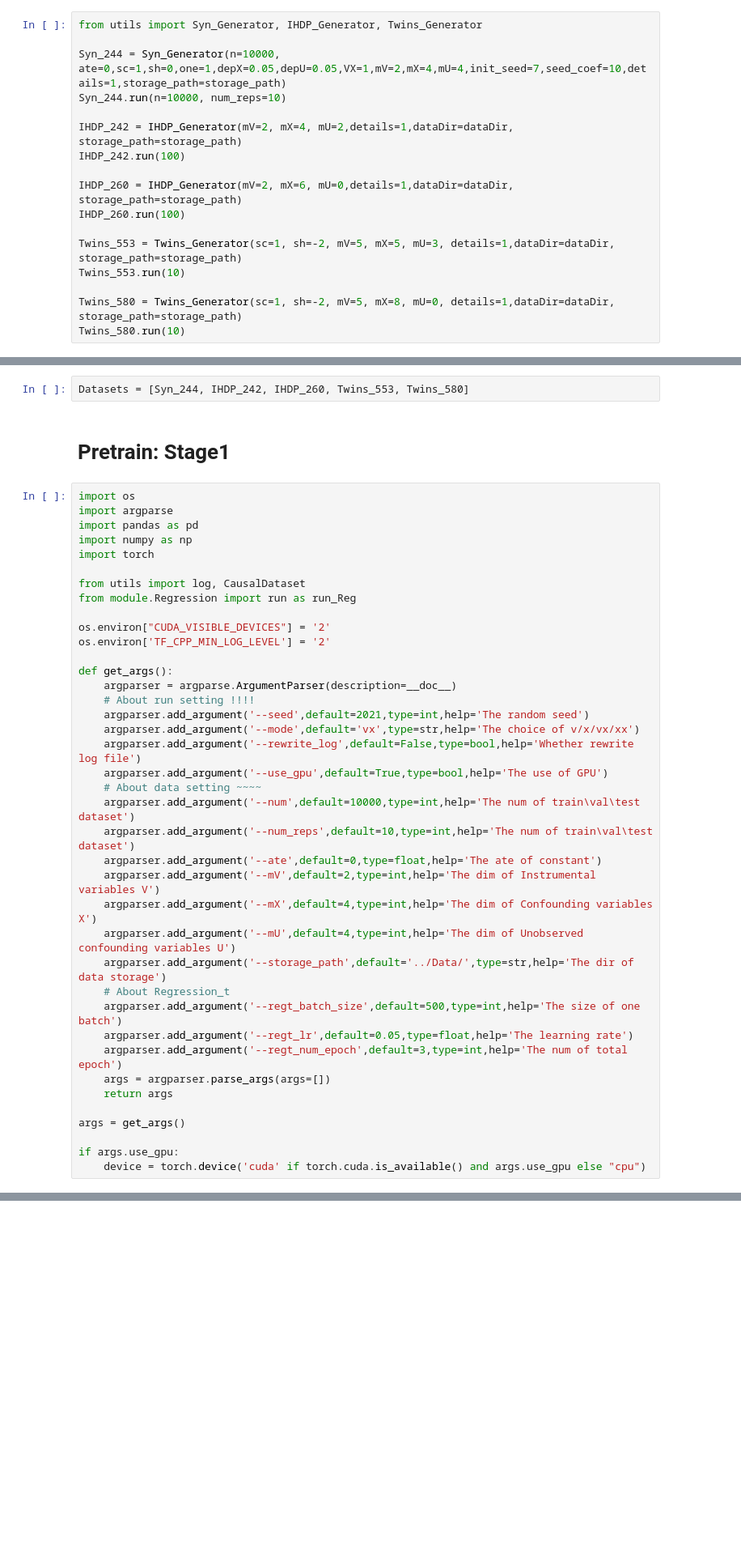
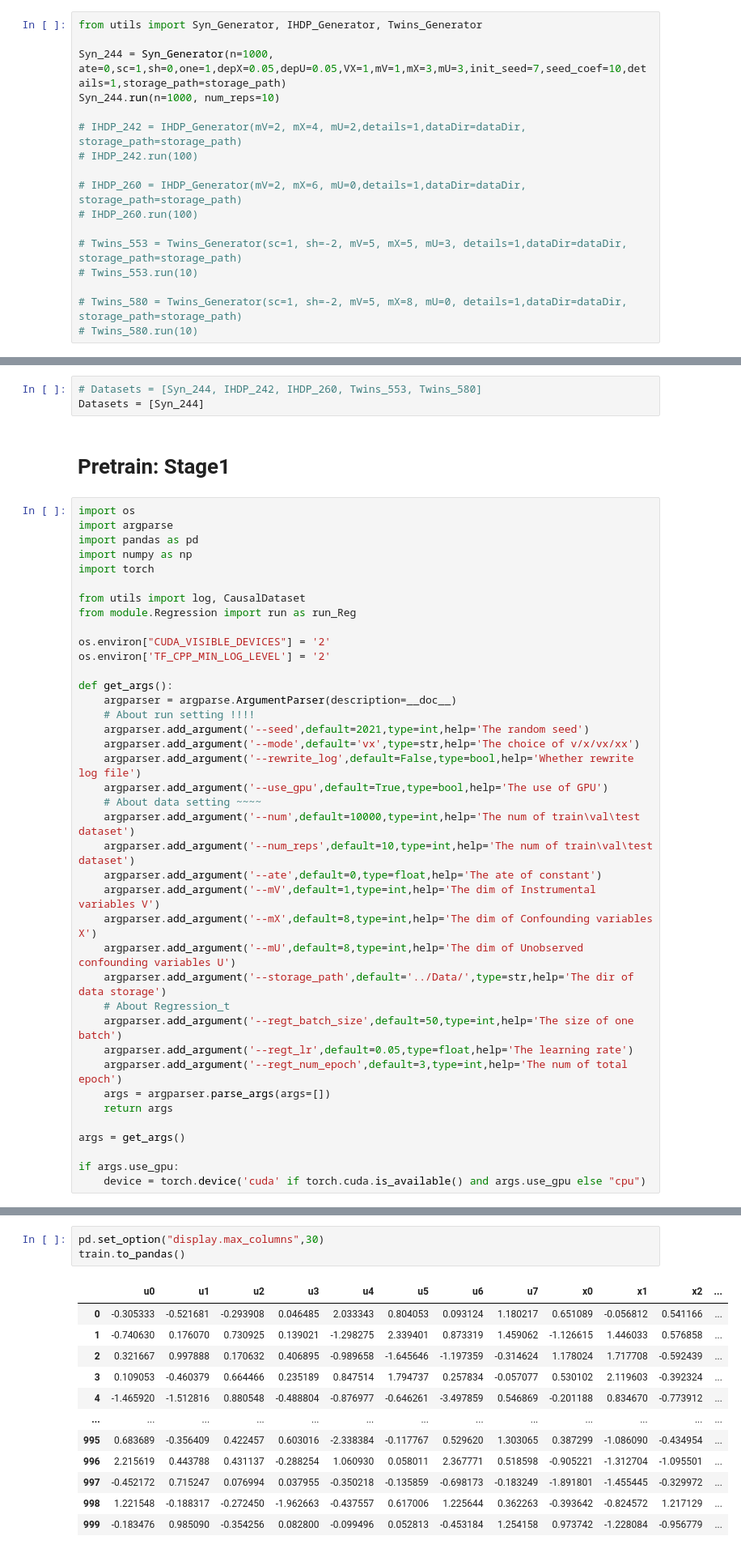
Before and after one commit to LWY-thu/CB-IV, a Jupyter notebook: run/dataProcess.ipynb, the cells around one changed output, grey strips where cells are left out. Shown at 81% size. Drawn from its saved outputs; the diff is of its cells as text; blank space fills up the shorter version.

```diff
--- a/run/dataProcess.ipynb
+++ b/run/dataProcess.ipynb
@@ -11,19 +11,19 @@ storage_path='../Data/'
 # %%
 from utils import Syn_Generator, IHDP_Generator, Twins_Generator
 
-Syn_244 = Syn_Generator(n=10000, ate=0,sc=1,sh=0,one=1,depX=0.05,depU=0.05,VX=1,mV=2,mX=4,mU=4,init_seed=7,seed_coef=10,details=1,storage_path=storage_path)
-Syn_244.run(n=10000, num_reps=10)
+Syn_244 = Syn_Generator(n=1000, ate=0,sc=1,sh=0,one=1,depX=0.05,depU=0.05,VX=1,mV=1,mX=3,mU=3,init_seed=7,seed_coef=10,details=1,storage_path=storage_path)
+Syn_244.run(n=1000, num_reps=10)
 
-IHDP_242 = IHDP_Generator(mV=2, mX=4, mU=2,details=1,dataDir=dataDir, storage_path=storage_path)
-IHDP_242.run(100)
+# IHDP_242 = IHDP_Generator(mV=2, mX=4, mU=2,details=1,dataDir=dataDir, storage_path=storage_path)
+# IHDP_242.run(100)
 
-IHDP_260 = IHDP_Generator(mV=2, mX=6, mU=0,details=1,dataDir=dataDir, storage_path=storage_path)
-IHDP_260.run(100)
+# IHDP_260 = IHDP_Generator(mV=2, mX=6, mU=0,details=1,dataDir=dataDir, storage_path=storage_path)
+# IHDP_260.run(100)
 
-Twins_553 = Twins_Generator(sc=1, sh=-2, mV=5, mX=5, mU=3, details=1,dataDir=dataDir, storage_path=storage_path)
-Twins_553.run(10)
+# Twins_553 = Twins_Generator(sc=1, sh=-2, mV=5, mX=5, mU=3, details=1,dataDir=dataDir, storage_path=storage_path)
+# Twins_553.run(10)
 
-Twins_580 = Twins_Generator(sc=1, sh=-2, mV=5, mX=8, mU=0, details=1,dataDir=dataDir, storage_path=storage_path)
-Twins_580.run(10)
+# Twins_580 = Twins_Generator(sc=1, sh=-2, mV=5, mX=8, mU=0, details=1,dataDir=dataDir, storage_path=storage_path)
+# Twins_580.run(10)
 # %% [output]
 ##############################
@@ -45,6 +45,7 @@ Run 9/10.
 ------------------------------
 # %%
-Datasets = [Syn_244, IHDP_242, IHDP_260, Twins_553, Twins_580]
+# Datasets = [Syn_244, IHDP_242, IHDP_260, Twins_553, Twins_580]
+Datasets = [Syn_244]
 # %% [markdown]
 # Pretrain: Stage1
 # %%
@@ -71,12 +72,12 @@ def get_args():
     argparser.add_argument('--num',default=10000,type=int,help='The num of train\val\test dataset')
     argparser.add_argument('--num_reps',default=10,type=int,help='The num of train\val\test dataset')
     argparser.add_argument('--ate',default=0,type=float,help='The ate of constant')
-    argparser.add_argument('--mV',default=2,type=int,help='The dim of Instrumental variables V')
-    argparser.add_argument('--mX',default=4,type=int,help='The dim of Confounding variables X')
-    argparser.add_argument('--mU',default=4,type=int,help='The dim of Unobserved confounding variables U')
+    argparser.add_argument('--mV',default=1,type=int,help='The dim of Instrumental variables V')
+    argparser.add_argument('--mX',default=8,type=int,help='The dim of Confounding variables X')
+    argparser.add_argument('--mU',default=8,type=int,help='The dim of Unobserved confounding variables U')
     argparser.add_argument('--storage_path',default='../Data/',type=str,help='The dir of data storage')
     # About Regression_t
-    argparser.add_argument('--regt_batch_size',default=500,type=int,help='The size of one batch')
+    argparser.add_argument('--regt_batch_size',default=50,type=int,help='The size of one batch')
     argparser.add_argument('--regt_lr',default=0.05,type=float,help='The learning rate')
     argparser.add_argument('--regt_num_epoch',default=3,type=int,help='The num of total epoch')
     args = argparser.parse_args(args=[])
@@ -137,0 +139,16 @@ The test  accuracy: 71.64 %
+# %%
+pd.set_option("display.max_columns",30)
+train.to_pandas()
+# %% [output]
+|  | u0 | u1 | u2 | u3 | u4 | u5 | u6 | u7 | x0 | x1 | x2 | ... |
+| 0 | -0.305333 | -0.521681 | -0.293908 | 0.046485 | 2.033343 | 0.804053 | 0.093124 | 1.180217 | 0.651089 | -0.056812 | 0.541166 | ... |
+| 1 | -0.740630 | 0.176070 | 0.730925 | 0.139021 | -1.298275 | 2.339401 | 0.873319 | 1.459062 | -1.126615 | 1.446033 | 0.576858 | ... |
+| 2 | 0.321667 | 0.997888 | 0.170632 | 0.406895 | -0.989658 | -1.645646 | -1.197359 | -0.314624 | 1.178024 | 1.717708 | -0.592439 | ... |
+| 3 | 0.109053 | -0.460379 | 0.664466 | 0.235189 | 0.847514 | 1.794737 | 0.257834 | -0.057077 | 0.530102 | 2.119603 | -0.392324 | ... |
+| 4 | -1.465920 | -1.512816 | 0.880548 | -0.488804 | -0.876977 | -0.646261 | -3.497859 | 0.546869 | -0.201188 | 0.834670 | -0.773912 | ... |
+| ... | ... | ... | ... | ... | ... | ... | ... | ... | ... | ... | ... | ... |
+| 995 | 0.683689 | -0.356409 | 0.422457 | 0.603016 | -2.338384 | -0.117767 | 0.529620 | 1.303065 | 0.387299 | -1.086090 | -0.434954 | ... |
+| 996 | 2.215619 | 0.443788 | 0.431137 | -0.288254 | 1.060930 | 0.058011 | 2.367771 | 0.518598 | -0.905221 | -1.312704 | -1.095501 | ... |
+| 997 | -0.452172 | 0.715247 | 0.076994 | 0.037955 | -0.350218 | -0.135859 | -0.698173 | -0.183249 | -1.891801 | -1.455445 | -0.329972 | ... |
+| 998 | 1.221548 | -0.188317 | -0.272450 | -1.962663 | -0.437557 | 0.617006 | 1.225644 | 0.362263 | -0.393642 | -0.824572 | 1.217129 | ... |
+| 999 | -0.183476 | 0.985090 | -0.354256 | 0.082800 | -0.099496 | 0.052813 | -0.453184 | 1.254158 | 0.973742 | -1.228084 | -0.956779 | ... |
```
Also changed, not shown: parts of 5 cells of this notebook, 16 other files.
